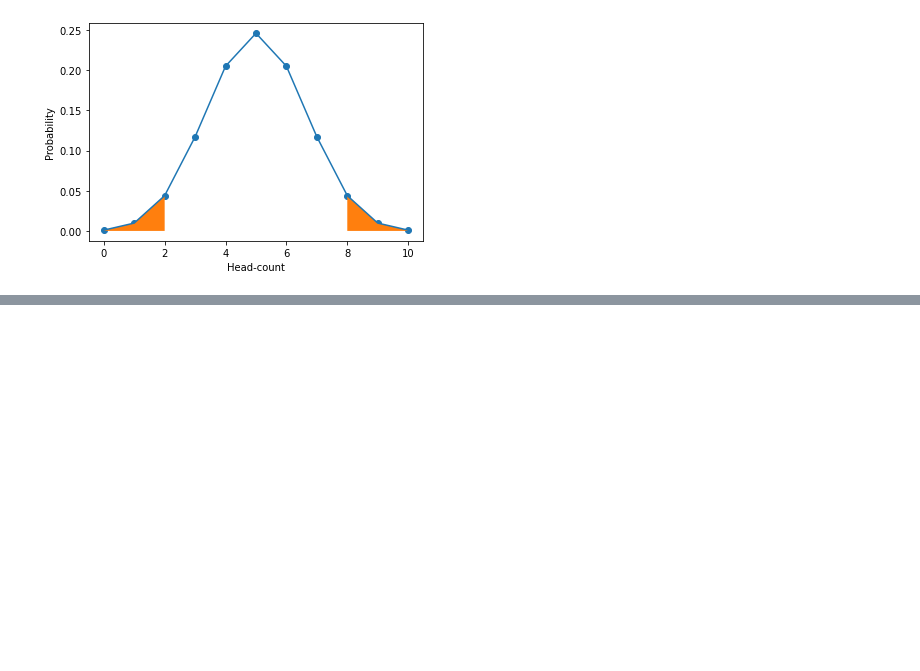
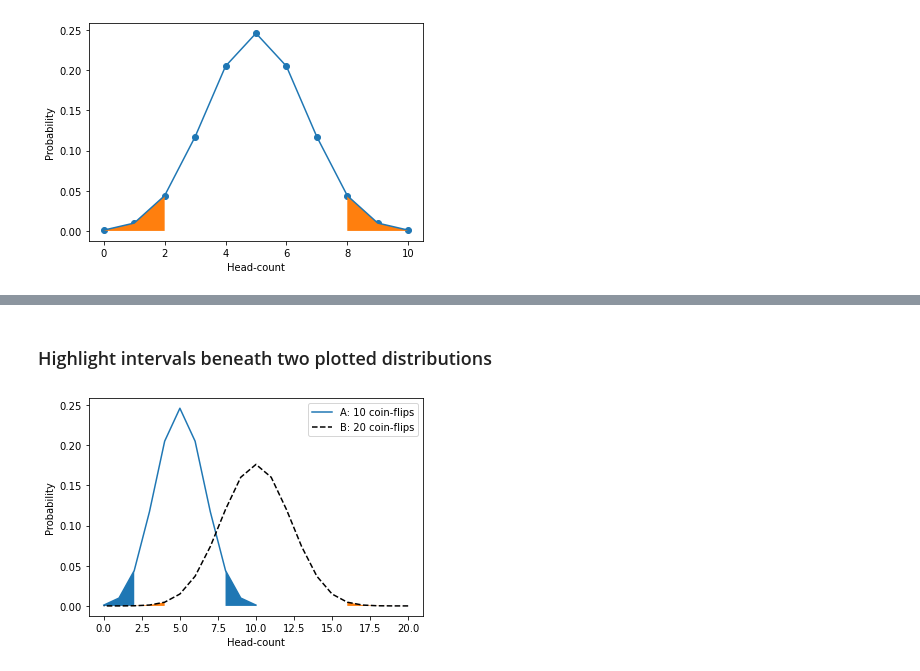
Before and after one commit to vinhds/data-science-bookcamp, a Jupyter notebook: case_study_1.ipynb, the cells around one changed output, grey strips where cells are left out. Saved outputs shown, nothing was run; the diff lists cells and outputs as text; code cells hidden in the pictures; blank space fills up the shorter version.

```diff
--- a/case_study_1.ipynb
+++ b/case_study_1.ipynb
@@ -358,0 +381,15 @@ plt.show()
+# %% [markdown]
+### Highlight intervals beneath two plotted distributions
+# %%
+plt.plot(x_10_flips, prob_x_10_flips, label='A: 10 coin-flips')
+plt.plot(x_20_flips, prob_x_20_flips, color='black', linestyle='--', label='B: 20 coin-flips')
+where_10 = [not is_in_interval(value, 3, 7) for value in x_10_flips]
+plt.fill_between(x_10_flips, prob_x_10_flips, where=where_10)
+where_20 = [not is_in_interval(value, 5, 15) for value in x_20_flips]
+plt.fill_between(x_20_flips, prob_x_20_flips, where=where_20)
+plt.xlabel('Head-count')
+plt.ylabel('Probability')
+plt.legend()
+plt.show()
+# %% [output]
+[figure, added]
```
Also changed, not shown: parts of 15 cells of this notebook.
